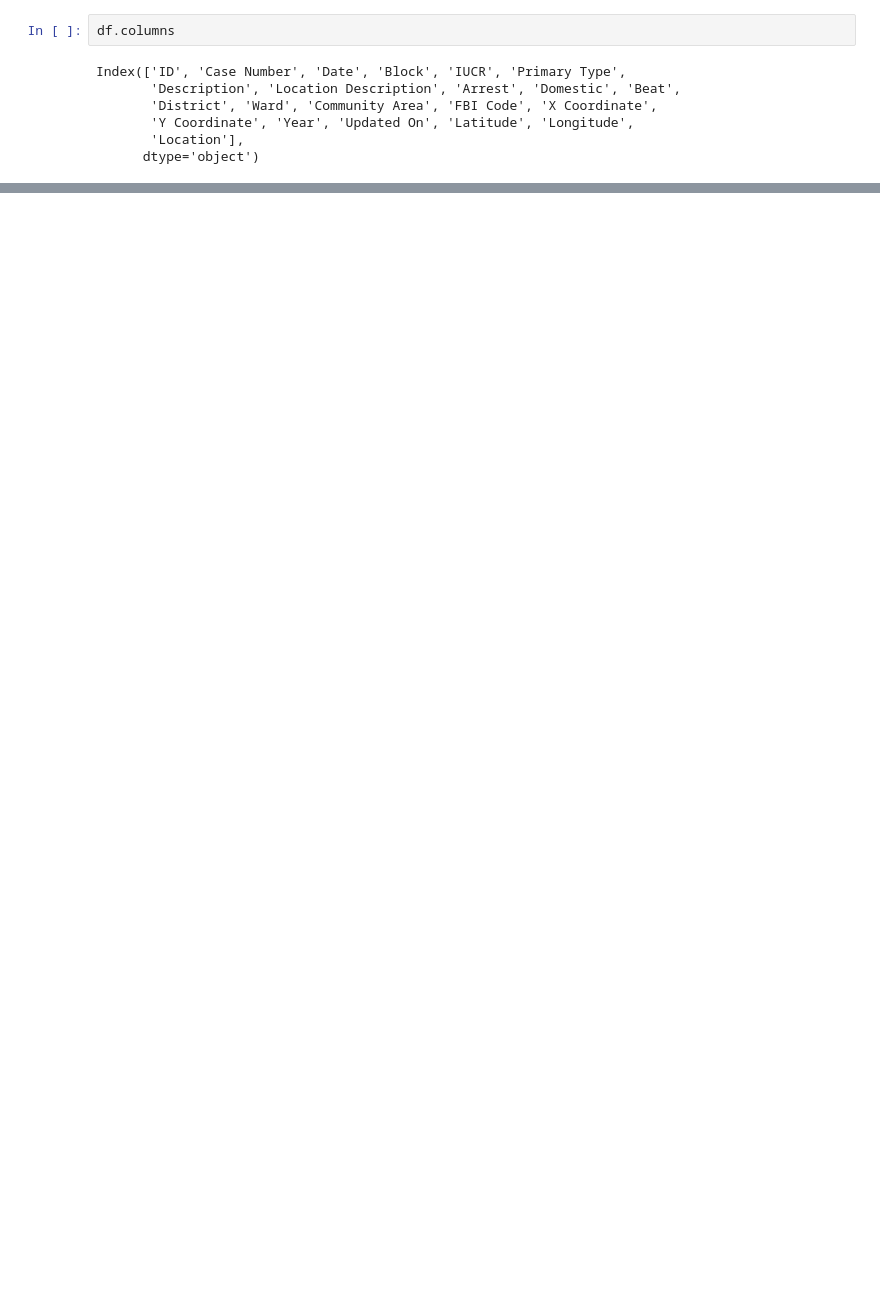
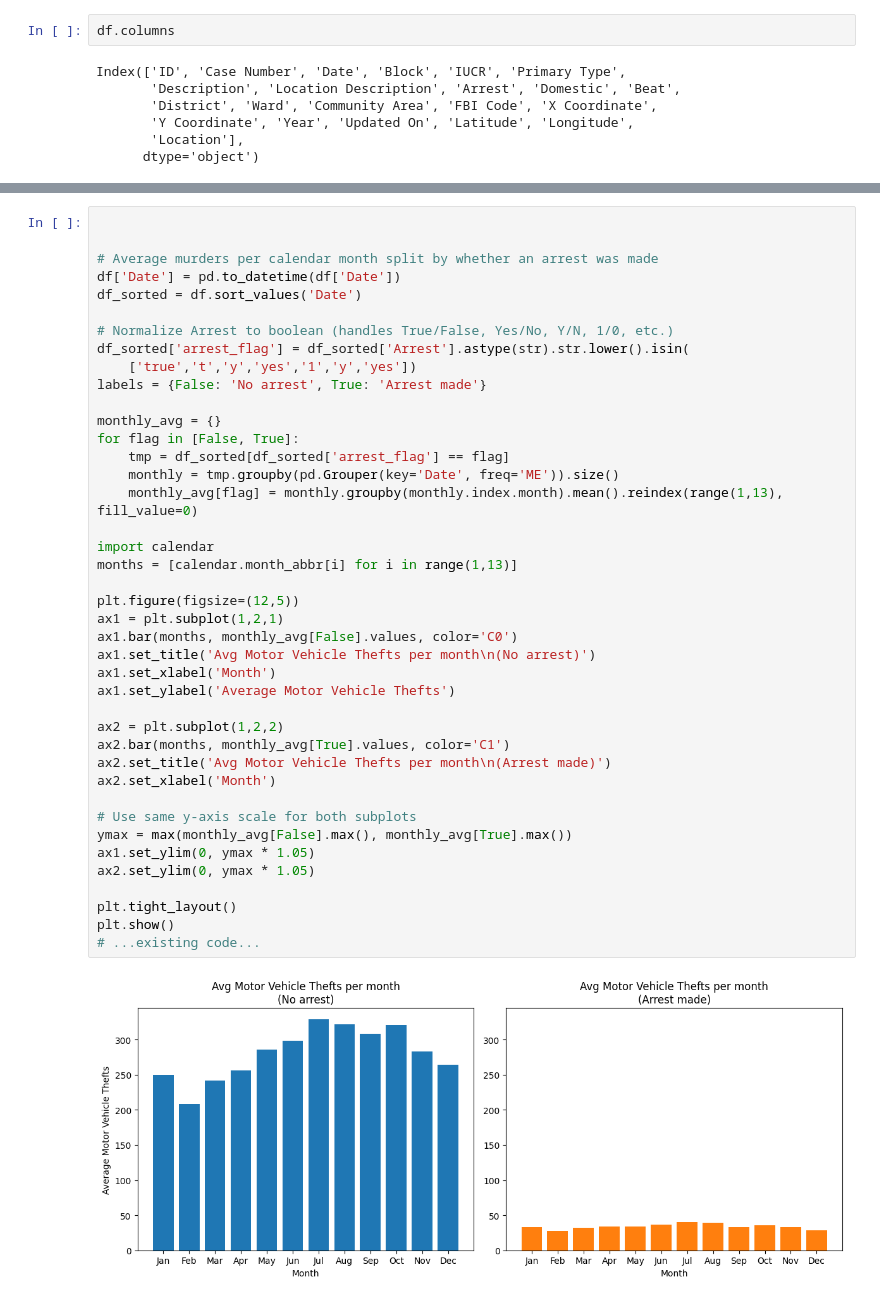
Before and after one commit to DylanBerry1/gun-violence-analysis, a Jupyter notebook: notebooks/exploration/chicago_analysis.ipynb, the cells around one changed output, grey strips where cells are left out. Saved outputs shown, nothing was run; the diff lists cells and outputs as text; blank space fills up the shorter version.

```diff
--- a/notebooks/exploration/chicago_analysis.ipynb
+++ b/notebooks/exploration/chicago_analysis.ipynb
@@ -109,0 +82,43 @@ df_social
+# %%
+
+
+# Average murders per calendar month split by whether an arrest was made
+df['Date'] = pd.to_datetime(df['Date'])
+df_sorted = df.sort_values('Date')
+
+# Normalize Arrest to boolean (handles True/False, Yes/No, Y/N, 1/0, etc.)
+df_sorted['arrest_flag'] = df_sorted['Arrest'].astype(str).str.lower().isin(
+    ['true','t','y','yes','1','y','yes'])
+labels = {False: 'No arrest', True: 'Arrest made'}
+
+monthly_avg = {}
+for flag in [False, True]:
+    tmp = df_sorted[df_sorted['arrest_flag'] == flag]
+    monthly = tmp.groupby(pd.Grouper(key='Date', freq='ME')).size()
+    monthly_avg[flag] = monthly.groupby(monthly.index.month).mean().reindex(range(1,13), fill_value=0)
+
+import calendar
+months = [calendar.month_abbr[i] for i in range(1,13)]
+
+plt.figure(figsize=(12,5))
+ax1 = plt.subplot(1,2,1)
+ax1.bar(months, monthly_avg[False].values, color='C0')
+ax1.set_title('Avg Motor Vehicle Thefts per month\n(No arrest)')
+ax1.set_xlabel('Month')
+ax1.set_ylabel('Average Motor Vehicle Thefts')
+
+ax2 = plt.subplot(1,2,2)
+ax2.bar(months, monthly_avg[True].values, color='C1')
+ax2.set_title('Avg Motor Vehicle Thefts per month\n(Arrest made)')
+ax2.set_xlabel('Month')
+
+# Use same y-axis scale for both subplots
+ymax = max(monthly_avg[False].max(), monthly_avg[True].max())
+ax1.set_ylim(0, ymax * 1.05)
+ax2.set_ylim(0, ymax * 1.05)
+
+plt.tight_layout()
+plt.show()
+# ...existing code...
+# %% [output]
+[figure, added]
```
Also changed, not shown: parts of 7 cells of this notebook.
